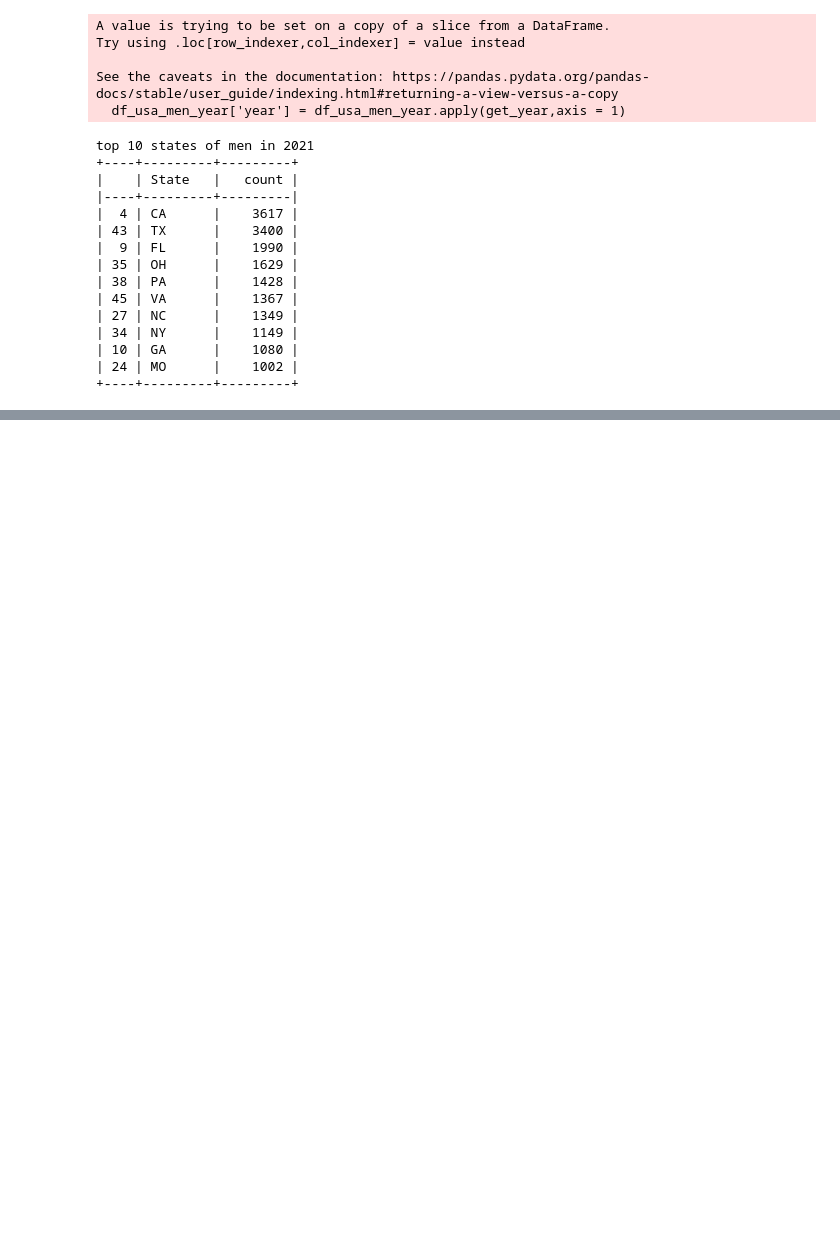
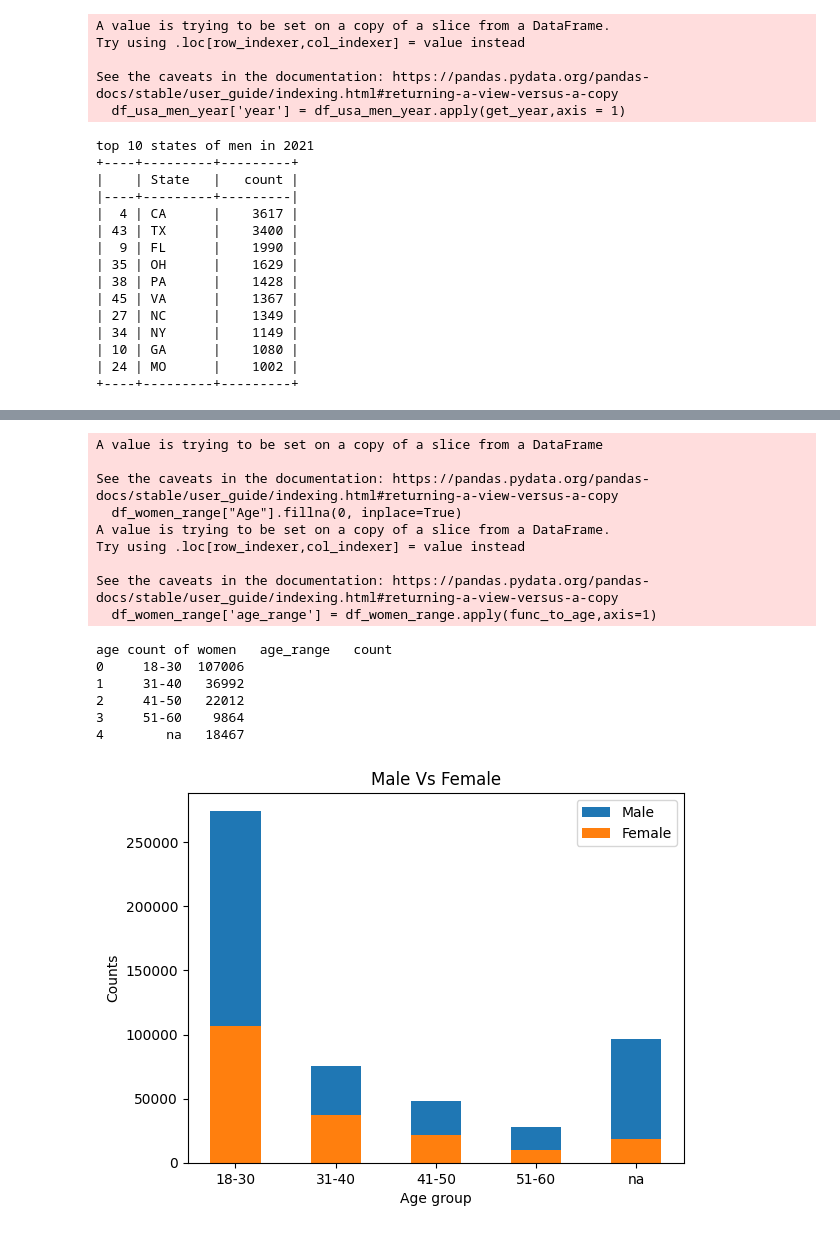
Before and after one commit to rekhachakkara/python_projects, a Jupyter notebook: powerlifting.ipynb, the cells around one changed output, grey strips where cells are left out. Drawn from its saved outputs; the diff is of its cells as text; code cells hidden in the pictures; blank space fills up the shorter version.

```diff
--- a/powerlifting.ipynb
+++ b/powerlifting.ipynb
@@ -193,0 +211,62 @@ top 10 states of women in 2021
+# %%
+#Stack bar chart for men vs women X axis -> 18-30 | 31-40 | 41-50 | 51-60
+import pandas as pd
+def fn_age_bucket(age):
+  age = str(age)
+  if int(age) >= 18 and int(age) <= 30:
+    return '18-30'
+  elif int(age) >= 31 and int(age) <= 40:
+    return '31-40'
+  elif int(age) >= 41 and int(age) <= 50:
+    return '41-50'
+  elif int(age) >= 51 and int(age) <= 60:
+    return '51-60'
+
+def func_to_age(row):
+  try:
+    arr_age = str(row["AgeClass"]).split("-")
+    if len(arr_age) >=2:
+      max_age_class = int(arr_age[0])
+      return fn_age_bucket(max_age_class)
+    else:
+        return fn_age_bucket(row["Age"])
+  except:
+      return "na"
+
+data_excel_top_year = pd.read_csv("/content/drive/MyDrive/Data_set_rekha/openpowerlifting.csv")
+df = data_excel_top_year[(data_excel_top_year["Sex"] == "M") & (data_excel_top_year["Country"] == "USA")]
+df["Age"].fillna(0, inplace=True)
+#print(df.head())
+df['age_range'] = df.apply(func_to_age,axis=1)
+#print(df.head(5))
+df_range = df.groupby("age_range").size().to_frame("count").reset_index()
+print('age count of men',df_range.head(5))
+
+
+
+df_women_range = data_excel_top_year[(data_excel_top_year["Sex"] == "F") & (data_excel_top_year["Country"] == "USA")]
+df_women_range["Age"].fillna(0, inplace=True)
+#print(df.head())
+df_women_range['age_range'] = df_women_range.apply(func_to_age,axis=1)
+#print(df.head(5))
+df_range_wo = df_women_range.groupby("age_range").size().to_frame("count").reset_index()
+print('age count of women',df_range_wo.head(5))
+
+#STACKED BAR-CHART FOR MEN VS WOMEN  [ 18-30, 31-40, 41-50, 51-60 ]
+import matplotlib.pyplot as plt
+age_range = df_range['age_range'].unique()
+male = df_range['count'].unique()
+female = df_range_wo['count'].unique()
+# define width of stacked chart
+w = 0.5
+# plot stacked bar chart
+plt.bar(age_range, male, w, label='Male')
+plt.bar(age_range, female, w, label='Female')
+# add labels
+plt.xlabel("Age group")
+plt.ylabel("Counts")
+plt.title("Male Vs Female")
+# add legend
+plt.legend()
+plt.show()
+# %% [output]
@@ -193,0 +288,16 @@ top 10 states of women in 2021
+A value is trying to be set on a copy of a slice from a DataFrame
+
+See the caveats in the documentation: https://pandas.pydata.org/pandas-docs/stable/user_guide/indexing.html#returning-a-view-versus-a-copy
+  df_women_range["Age"].fillna(0, inplace=True)
+A value is trying to be set on a copy of a slice from a DataFrame.
+Try using .loc[row_indexer,col_indexer] = value instead
+
+See the caveats in the documentation: https://pandas.pydata.org/pandas-docs/stable/user_guide/indexing.html#returning-a-view-versus-a-copy
+  df_women_range['age_range'] = df_women_range.apply(func_to_age,axis=1)
+age count of women   age_range   count
+0     18-30  107006
+1     31-40   36992
+2     41-50   22012
+3     51-60    9864
+4        na   18467
+[figure, added]
```
Also changed, not shown: parts of 2 cells of this notebook.
